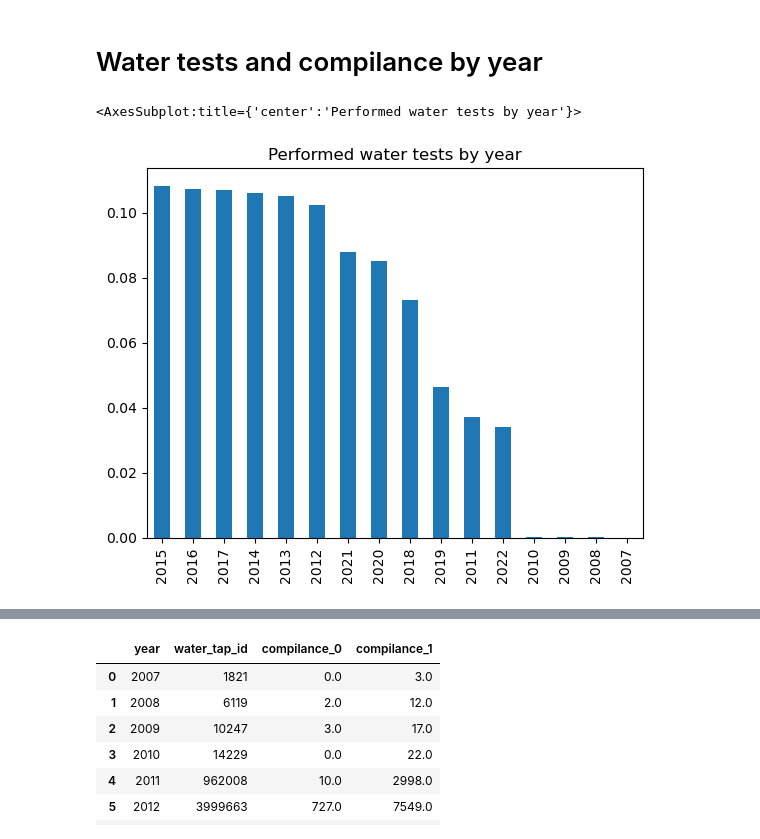
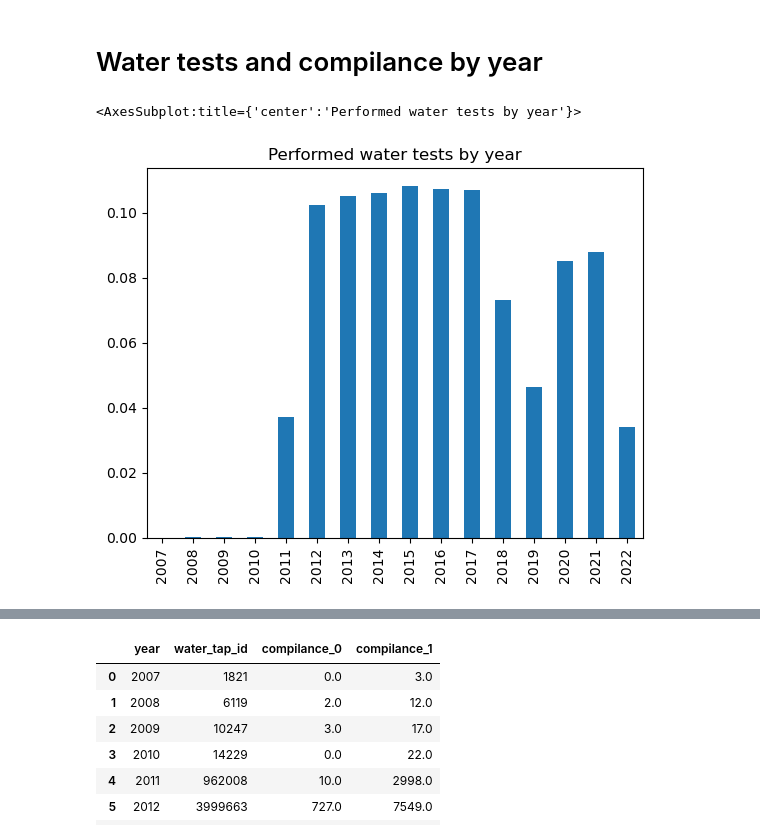
Before and after one commit to lunfman/DrinkingWaterQualityPrediction, a Jupyter notebook: open_data_analysis.ipynb, the cells around one changed output, grey strips where cells are left out. Cells and saved outputs as stored; diff of their text form; code cells hidden in the pictures.

```diff
--- a/open_data_analysis.ipynb
+++ b/open_data_analysis.ipynb
@@ -108,7 +108,7 @@ memory usage: 5.6+ MB
 # %% [markdown]
 # Water tests and compilance by year
 # %%
-df['year'].value_counts(normalize=True).plot(kind='bar', title='Performed water tests by year')
+df['year'].value_counts(normalize=True).sort_index().plot(kind='bar', title='Performed water tests by year')
 # %% [output]
 <AxesSubplot:title={'center':'Performed water tests by year'}>
-[figure, old version]
+[figure, new version]
```
Also changed, not shown: parts of 10 cells of this notebook, 3 other files.
